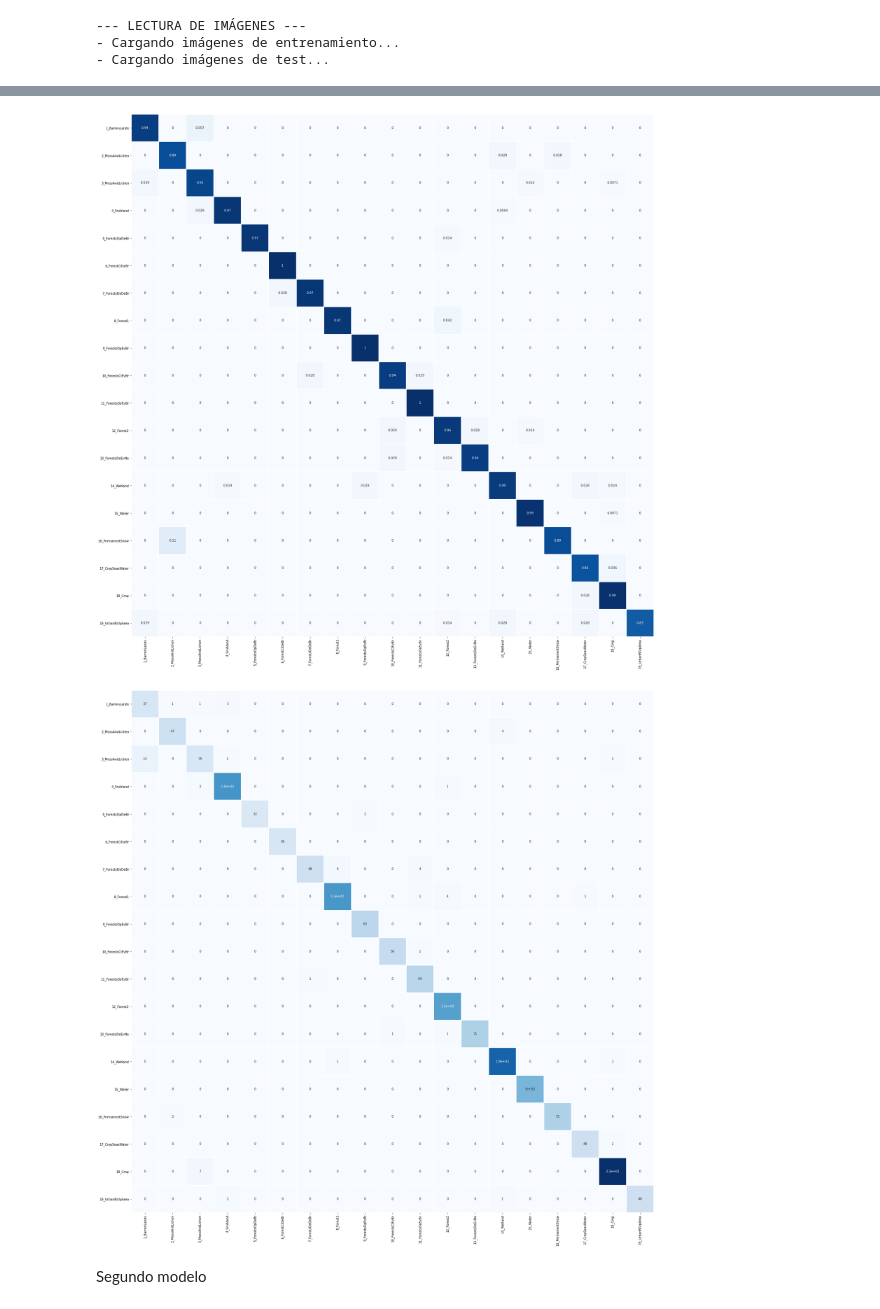
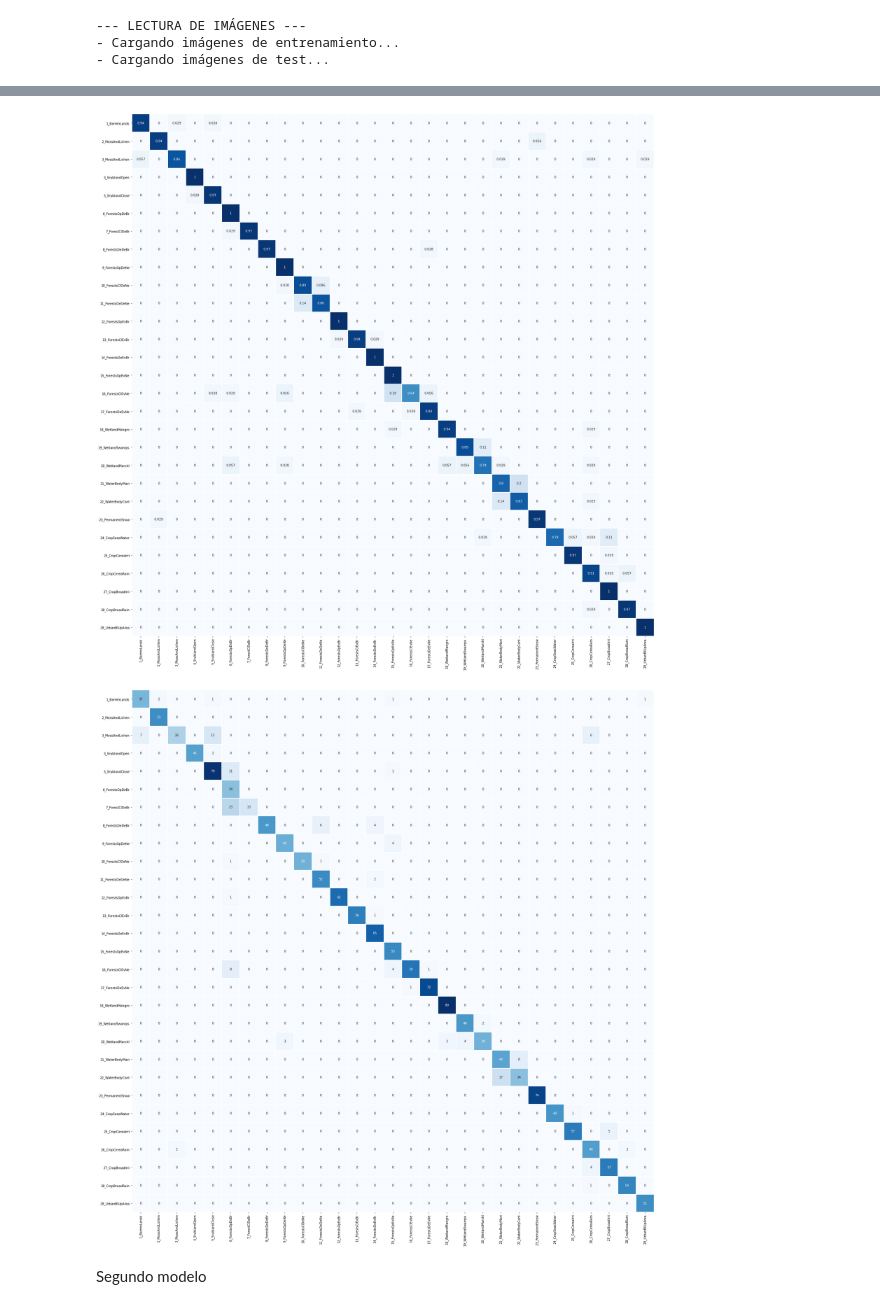
Before and after one commit to Franblueee/MINDAT_AVAN, a Jupyter notebook: david/codigo/MINDAT_Code.ipynb, the cells around one changed output, grey strips where cells are left out. Cells and saved outputs as stored; diff of their text form; code cells hidden in the pictures.

```diff
--- a/david/codigo/MINDAT_Code.ipynb
+++ b/david/codigo/MINDAT_Code.ipynb
@@ -154,13 +155,13 @@ dict_clases = {1:1, 2:2, 3:3, 4:4, 5:4, 6:5, 7:6, 8:7, 9:8, 10:8,
                21:15, 22:15, 23:16, 24:17, 25:18, 26:18, 27:18, 28:18, 29:19}
 # %%
 # Parámetros para la ejecucción
-subida = "7"
+subida = "9"
 load_file = 'david/modelos/model' +subida + '.h5'
 batch_size = 32
 shuffle_buffer_size = 1000
 nclasses = 19
 epochs = 50
-jerarquico = True
+jerarquico = False
 
 
 if jerarquico:
@@ -250,7 +251,7 @@ datagen = ImageDataGenerator(width_shift_range=0.3,
                              horizontal_flip=True,
                              vertical_flip=True,
                              rotation_range=180,
-                             zoom_range=[0.7, 1/0.7]
+                             #zoom_range=[0.7, 1/0.7]
                              )
 
 val_generator = ImageDataGenerator()
@@ -349,7 +350,7 @@ def predictions_file(model):
   output.to_csv('david/predicciones/pred' + subida + '.csv', header=True, index=False)
 
 
-base = tf.keras.applications.ResNet50(include_top = False, weights='imagenet',
+base = tf.keras.applications.ResNet101(include_top = False, weights='imagenet',
                                          input_shape=img_shape, pooling='max')
 model_avgg = create_model(base)
 
@@ -392,11 +396,11 @@ Test loss: 0.1461551934480667, test acc: 0.9585908651351929
 Deprecated in NumPy 1.20; for more details and guidance: https://numpy.org/devdocs/release/1.20.0-notes.html#deprecations
   val_matrix = confusion_matrix(y_true=y_val_general-1, y_pred=val_preds).astype(np.float)
 Deprecated in NumPy 1.20; for more details and guidance: https://numpy.org/devdocs/release/1.20.0-notes.html#deprecations
   val_matrix /= val_matrix.astype(np.float).sum(axis=1)
 Deprecated in NumPy 1.20; for more details and guidance: https://numpy.org/devdocs/release/1.20.0-notes.html#deprecations
   test_matrix = confusion_matrix(y_true=y_test_general-1, y_pred=test_preds).astype(np.float)
-[figure, old version]
+[figure, new version]
-[figure, old version]
+[figure, new version]
 # %% [markdown]
 Segundo modelo
 # %%
```
Also changed, not shown: parts of 5 cells of this notebook, 1 other file.
